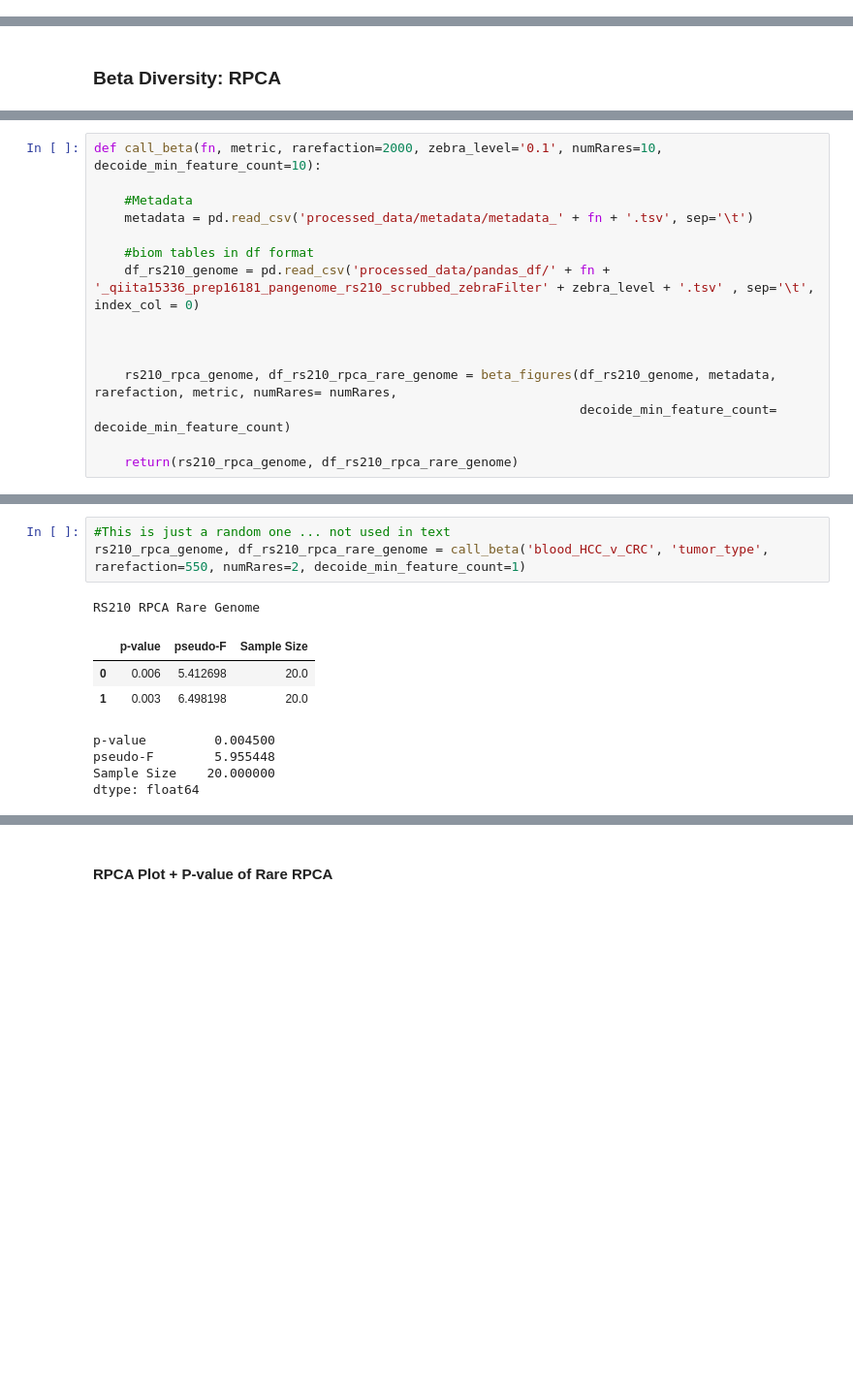
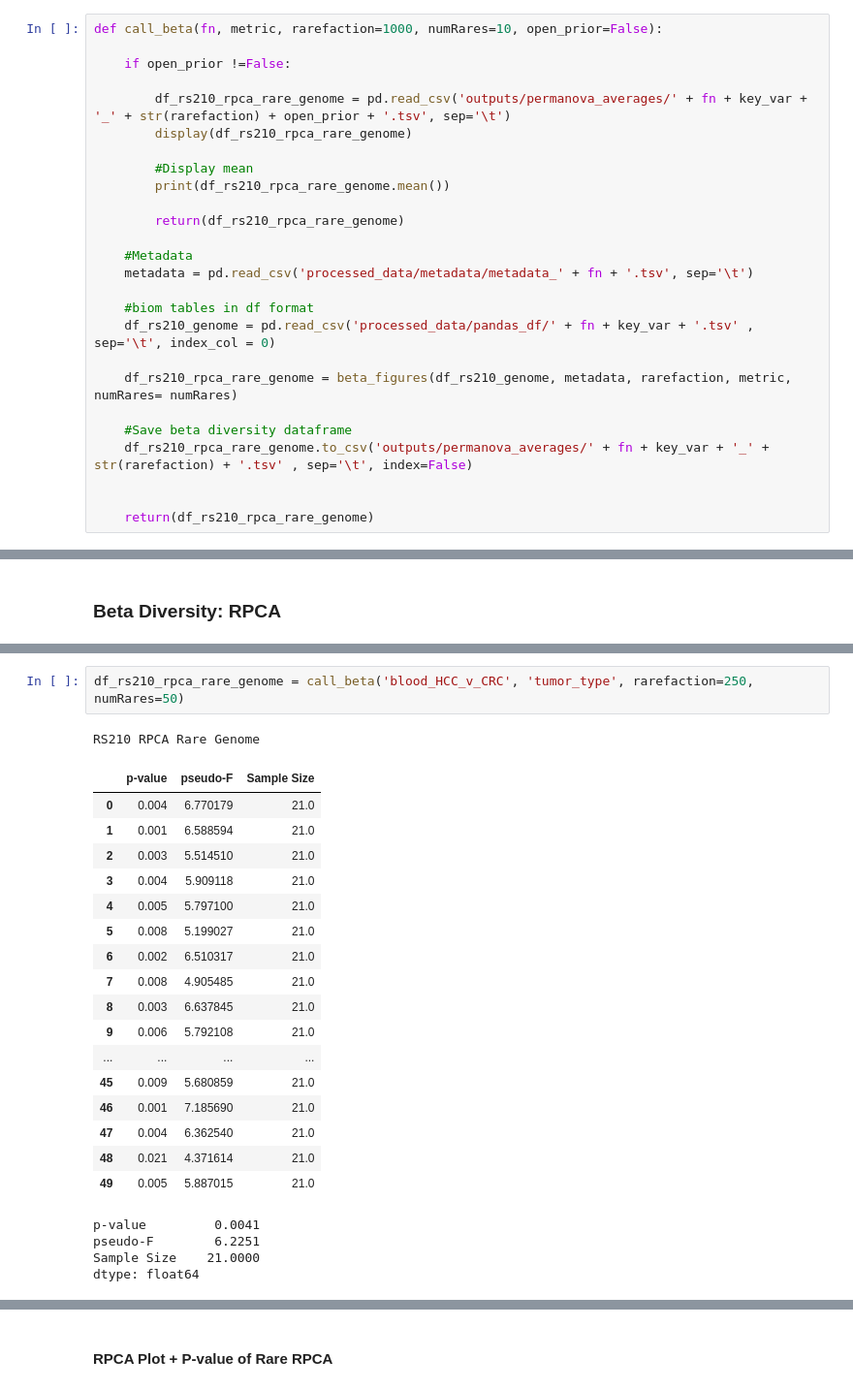
Before and after one commit to cguccione/HCC-microbialDNA, a Jupyter notebook: 4_Analysis_Figures.ipynb, the cells around one changed output, grey strips where cells are left out. Shown at 97% size. Cells and saved outputs as stored; diff of their text form; blank space fills up the shorter version.

```diff
--- a/Figure_Plotting.ipynb
+++ b/4_Analysis_Figures.ipynb
@@ -134,0 +192,26 @@ def rpca_rare(fn, zebra_level='0.1', rarefaction=550, metric='tumor_type'):
+# %%
+def call_beta(fn, metric, rarefaction=1000, numRares=10, open_prior=False):
+
+    if open_prior !=False:
+
+        df_rs210_rpca_rare_genome = pd.read_csv('outputs/permanova_averages/' + fn + key_var + '_' + str(rarefaction) + open_prior + '.tsv', sep='\t')
+        display(df_rs210_rpca_rare_genome)
+
+        #Display mean
+        print(df_rs210_rpca_rare_genome.mean())
+
+        return(df_rs210_rpca_rare_genome)
+
+    #Metadata
+    metadata = pd.read_csv('processed_data/metadata/metadata_' + fn + '.tsv', sep='\t')
+
+    #biom tables in df format
+    df_rs210_genome = pd.read_csv('processed_data/pandas_df/' + fn + key_var + '.tsv' , sep='\t', index_col = 0)
+
+    df_rs210_rpca_rare_genome = beta_figures(df_rs210_genome, metadata, rarefaction, metric, numRares= numRares)
+
+    #Save beta diversity dataframe
+    df_rs210_rpca_rare_genome.to_csv('outputs/permanova_averages/' + fn + key_var + '_' + str(rarefaction) + '.tsv' , sep='\t', index=False)
+
+
+    return(df_rs210_rpca_rare_genome)
@@ -167,15 +423,0 @@ from python_scripts.beta_diversity import *
-# %%
-def call_beta(fn, metric, rarefaction=2000, zebra_level='0.1', numRares=10, decoide_min_feature_count=10):
-
-    #Metadata
-    metadata = pd.read_csv('processed_data/metadata/metadata_' + fn + '.tsv', sep='\t')
-
-    #biom tables in df format
-    df_rs210_genome = pd.read_csv('processed_data/pandas_df/' + fn + '_qiita15336_prep16181_pangenome_rs210_scrubbed_zebraFilter' + zebra_level + '.tsv' , sep='\t', index_col = 0)
-
-
-
-    rs210_rpca_genome, df_rs210_rpca_rare_genome = beta_figures(df_rs210_genome, metadata, rarefaction, metric, numRares= numRares,
-                                                                decoide_min_feature_count= decoide_min_feature_count)
-
-    return(rs210_rpca_genome, df_rs210_rpca_rare_genome)
@@ -184,13 +428,26 @@ def call_beta(fn, metric, rarefaction=2000, zebra_level='0.1', numRares=10, deco
 # %%
-#This is just a random one ... not used in text
-rs210_rpca_genome, df_rs210_rpca_rare_genome = call_beta('blood_HCC_v_CRC', 'tumor_type', rarefaction=550, numRares=2, decoide_min_feature_count=1)
+df_rs210_rpca_rare_genome = call_beta('blood_HCC_v_CRC', 'tumor_type', rarefaction=250, numRares=50)
 # %% [output]
 RS210 RPCA Rare Genome
 |  | p-value | pseudo-F | Sample Size |
-| 0 | 0.006 | 5.412698 | 20.0 |
-| 1 | 0.003 | 6.498198 | 20.0 |
+| 0 | 0.004 | 6.770179 | 21.0 |
+| 1 | 0.001 | 6.588594 | 21.0 |
+| 2 | 0.003 | 5.514510 | 21.0 |
+| 3 | 0.004 | 5.909118 | 21.0 |
+| 4 | 0.005 | 5.797100 | 21.0 |
+| 5 | 0.008 | 5.199027 | 21.0 |
+| 6 | 0.002 | 6.510317 | 21.0 |
+| 7 | 0.008 | 4.905485 | 21.0 |
+| 8 | 0.003 | 6.637845 | 21.0 |
+| 9 | 0.006 | 5.792108 | 21.0 |
+| ... | ... | ... | ... |
+| 45 | 0.009 | 5.680859 | 21.0 |
+| 46 | 0.001 | 7.185690 | 21.0 |
+| 47 | 0.004 | 6.362540 | 21.0 |
+| 48 | 0.021 | 4.371614 | 21.0 |
+| 49 | 0.005 | 5.887015 | 21.0 |
-p-value         0.004500
-pseudo-F        5.955448
-Sample Size    20.000000
+p-value         0.0041
+pseudo-F        6.2251
+Sample Size    21.0000
 dtype: float64
 <Figure size 432x288 with 0 Axes>
```
Also changed, not shown: parts of 79 cells of this notebook, 6 other files.
